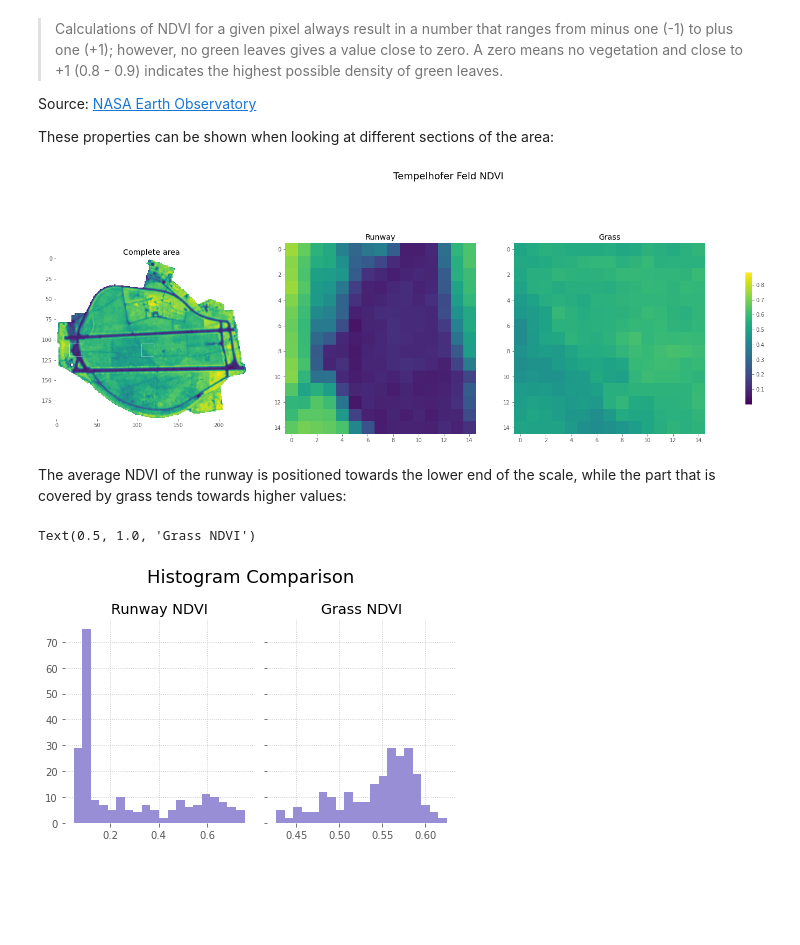
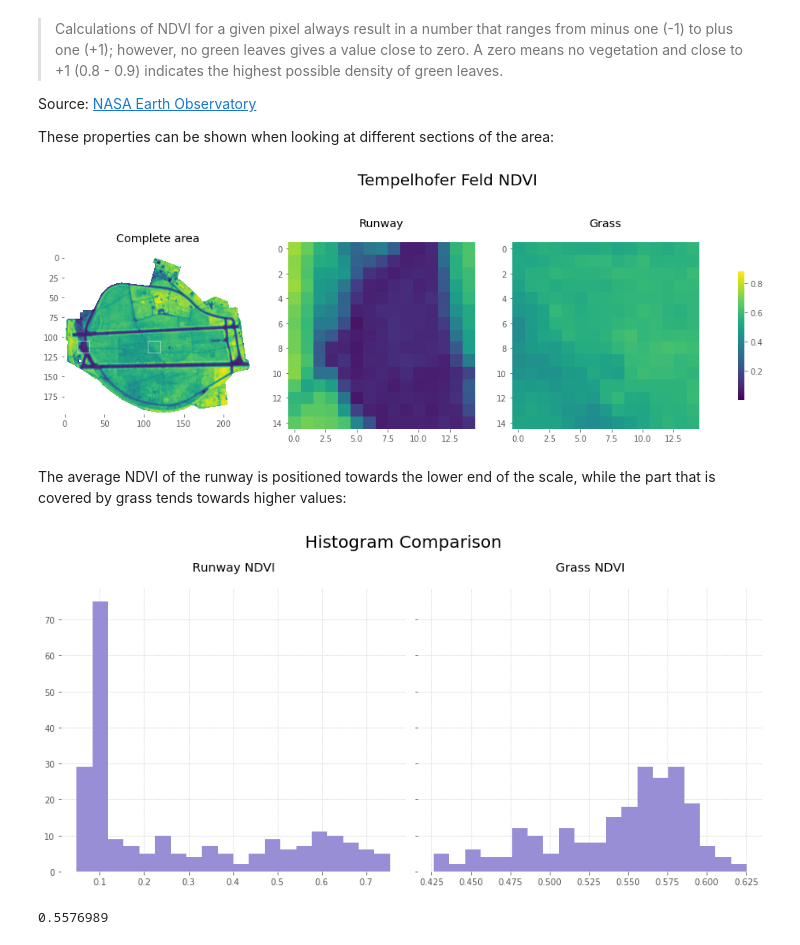
Before and after one commit to rrrnld/earth-observation-for-journalism, a Jupyter notebook: sources/02b-ndvi.ipynb, the cells around one changed output. Saved outputs shown, nothing was run; the diff lists cells and outputs as text; code cells hidden in the pictures; blank space fills up the shorter version.

Commit message:
Create NDVI plots

```diff
--- a/sources/02b-ndvi.ipynb
+++ b/sources/02b-ndvi.ipynb
@@ -107,9 +107,12 @@ with r.open(b04_path, 'r') as b04, r.open(b08_path, 'r') as b08:
         ndvi = (b08 - b04) / (b08 + b04)
 
         # uncomment the following line to see if we calculated the index correctly
-        rplt.show(b04, transform=transform_b04, ax=ax1, title='Band 04')
-        rplt.show(b08, transform=transform_b04, ax=ax2, title='Band 08')
-        rplt.show(ndvi, transform=transform_b04, ax=ax3, title='NDVI')
+        rplt.show(b04, transform=transform_b04, ax=ax1)
+        ax1.set_title('Band 04', pad=10)
+        rplt.show(b08, transform=transform_b04, ax=ax2)
+        ax2.set_title('Band 08', pad=10)
+        rplt.show(ndvi, transform=transform_b04, ax=ax3)
+        ax3.set_title('NDVI', pad=10)
 
         dst.write(ndvi)
 # %% [output]
@@ -127,8 +130,8 @@ These properties can be shown when looking at different sections of the area:
 # draw rectangles on ndvi plot
 import matplotlib.patches as patches
 
-fig, axs = plt.subplots(ncols=3, figsize=(27,9))
-fig.suptitle('Tempelhofer Feld NDVI', fontsize=18)
+fig, axs = plt.subplots(ncols=3, figsize=(18,6))
+fig.suptitle('Tempelhofer Feld NDVI', fontsize=20)
 
 # hide background grid
 axs[0].grid(False)
@@ -148,34 +151,41 @@ grass = patches.Rectangle((105, 105), 15, 15, facecolor='none', edgecolor='white
 
 axs[0].add_patch(runway)
 axs[0].add_patch(grass)
-axs[0].set_title('Complete area')
+axs[0].set_title('Complete area', pad=20)
 
 # use array indexing to plot the areas marked by the rectangles
 # indices are z,y,x
 runway_extracted = ndvi[0,105:120,16:31]
 axs[1].imshow(runway_extracted, vmin=vmin, vmax=vmax)
-axs[1].set_title('Runway')
+axs[1].set_title('Runway', pad=20)
 
 grass_extracted = ndvi[0,105:120,105:120]
 im = axs[2].imshow(grass_extracted, vmin=vmin, vmax=vmax)
-axs[2].set_title('Grass')
+axs[2].set_title('Grass', pad=20)
 
 # add color bar
 cbar = fig.colorbar(im, ax=axs.ravel().tolist(), shrink=0.5)
+
+plt.savefig(base_path / '../ndvi_detail.png', bbox_inches='tight', dpi=300)
 # %% [output]
-[figure, old version]
+[figure, new version]
 # %% [markdown]
 The average NDVI of the runway is positioned towards the lower end of the scale, while the part that is covered by grass tends towards higher values:
 # %%
 bins=20
-fig, axs = plt.subplots(1, 2, sharey=True, tight_layout=True)
-fig.suptitle('Histogram Comparison', fontsize=18)
+fig, axs = plt.subplots(1, 2, sharey=True, tight_layout=True, figsize=(12,6))
+fig.suptitle('Histogram Comparison', fontsize=20)
 
 axs[0].hist(runway_extracted.flatten(), bins=bins)
-axs[0].set_title('Runway NDVI')
+axs[0].set_title('Runway NDVI', pad=20)
 
 axs[1].hist(grass_extracted.flatten(), bins=bins)
-axs[1].set_title('Grass NDVI')
+axs[1].set_title('Grass NDVI', pad=20)
+
+plt.savefig(base_path / '../ndvi_histogram.png', bbox_inches='tight', dpi=300)
 # %% [output]
-Text(0.5, 1.0, 'Grass NDVI')
-[figure, old version]
+[figure, new version]
+# %%
+np.median(grass_extracted.compressed().flatten())
+# %% [output]
+0.5576989
```
Also changed, not shown: parts of 1 cell of this notebook, 3 other files.
